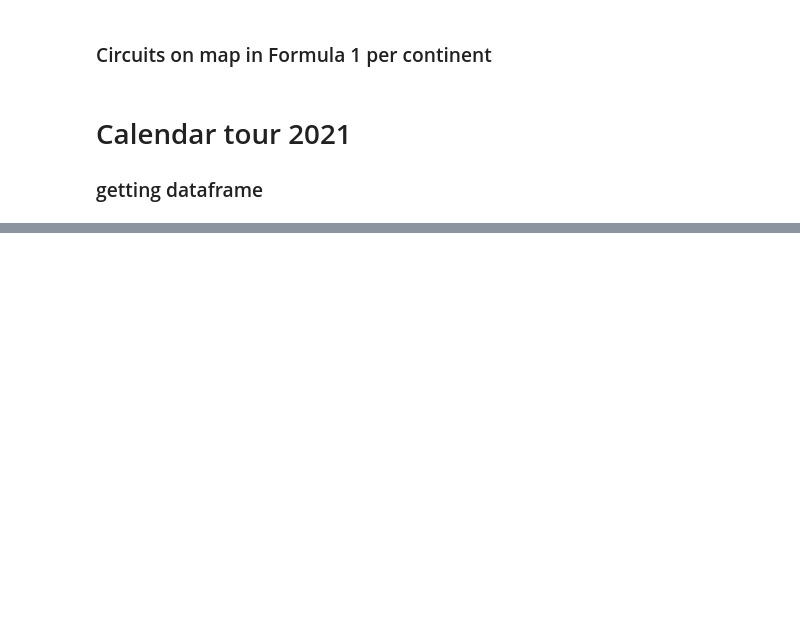
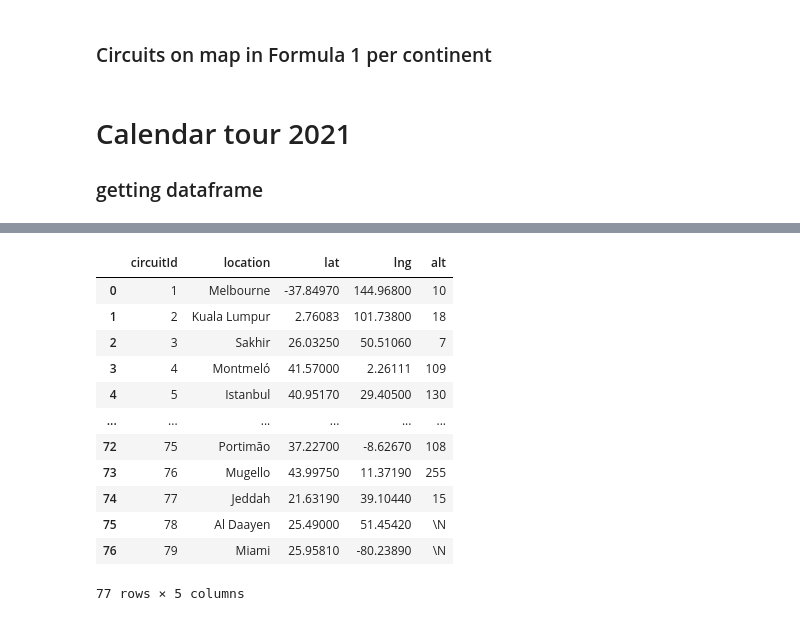
Before and after one commit to drfifonz/formula1-stats, a Jupyter notebook: formula1_maps.ipynb, the cells around one changed output, grey strips where cells are left out. Saved outputs shown, nothing was run; the diff lists cells and outputs as text; code cells hidden in the pictures; blank space fills up the shorter version.

```diff
--- a/formula1_maps.ipynb
+++ b/formula1_maps.ipynb
@@ -274,32 +274,45 @@ Calendar tour 2021
 # %%
 YEAR = 2022
 
 races_year = races_df[races_df['year'] == YEAR][["round","raceId","date","name","circuitId",]]
 races_year = races_year.sort_values(by="round", ascending=True)
 
 circuit_year = circuits_df[["circuitId","location","lat","lng","alt"]]
 
 races_year = races_year.merge(circuit_year,on="circuitId", how="left")
 display(races_year)
-# display(circuit_year)
+display(circuit_year)
 # %% [output]
 |  | round | raceId | date | name | circuitId | location | lat | lng | alt |
 | 0 | 1 | 1074 | 2022-03-20 | Bahrain Grand Prix | 3 | Sakhir | 26.0325 | 50.51060 | 7 |
 | 1 | 2 | 1075 | 2022-03-27 | Saudi Arabian Grand Prix | 77 | Jeddah | 21.6319 | 39.10440 | 15 |
 | 2 | 3 | 1076 | 2022-04-10 | Australian Grand Prix | 1 | Melbourne | -37.8497 | 144.96800 | 10 |
 | 3 | 4 | 1077 | 2022-04-24 | Emilia Romagna Grand Prix | 21 | Imola | 44.3439 | 11.71670 | 37 |
 | 4 | 5 | 1078 | 2022-05-08 | Miami Grand Prix | 79 | Miami | 25.9581 | -80.23890 | \N |
 | 5 | 6 | 1079 | 2022-05-22 | Spanish Grand Prix | 4 | Montmeló | 41.5700 | 2.26111 | 109 |
 | 6 | 7 | 1080 | 2022-05-29 | Monaco Grand Prix | 6 | Monte-Carlo | 43.7347 | 7.42056 | 7 |
 | 7 | 8 | 1081 | 2022-06-12 | Azerbaijan Grand Prix | 73 | Baku | 40.3725 | 49.85330 | -7 |
 | 8 | 9 | 1082 | 2022-06-19 | Canadian Grand Prix | 7 | Montreal | 45.5000 | -73.52280 | 13 |
 | 9 | 10 | 1083 | 2022-07-03 | British Grand Prix | 9 | Silverstone | 52.0786 | -1.01694 | 153 |
 | ... | ... | ... | ... | ... | ... | ... | ... | ... | ... |
 | 17 | 18 | 1092 | 2022-10-09 | Japanese Grand Prix | 22 | Suzuka | 34.8431 | 136.54100 | 45 |
 | 18 | 19 | 1093 | 2022-10-23 | United States Grand Prix | 69 | Austin | 30.1328 | -97.64110 | 161 |
 | 19 | 20 | 1094 | 2022-10-30 | Mexico City Grand Prix | 32 | Mexico City | 19.4042 | -99.09070 | 2227 |
 | 20 | 21 | 1095 | 2022-11-13 | Brazilian Grand Prix | 18 | São Paulo | -23.7036 | -46.69970 | 785 |
 | 21 | 22 | 1096 | 2022-11-20 | Abu Dhabi Grand Prix | 24 | Abu Dhabi | 24.4672 | 54.60310 | 3 |
+|  | circuitId | location | lat | lng | alt |
+| 0 | 1 | Melbourne | -37.84970 | 144.96800 | 10 |
+| 1 | 2 | Kuala Lumpur | 2.76083 | 101.73800 | 18 |
+| 2 | 3 | Sakhir | 26.03250 | 50.51060 | 7 |
+| 3 | 4 | Montmeló | 41.57000 | 2.26111 | 109 |
+| 4 | 5 | Istanbul | 40.95170 | 29.40500 | 130 |
+| ... | ... | ... | ... | ... | ... |
+| 72 | 75 | Portimão | 37.22700 | -8.62670 | 108 |
+| 73 | 76 | Mugello | 43.99750 | 11.37190 | 255 |
+| 74 | 77 | Jeddah | 21.63190 | 39.10440 | 15 |
+| 75 | 78 | Al Daayen | 25.49000 | 51.45420 | \N |
+| 76 | 79 | Miami | 25.95810 | -80.23890 | \N |
+77 rows × 5 columns
 # %%
 fig = go.Figure()
 
```
